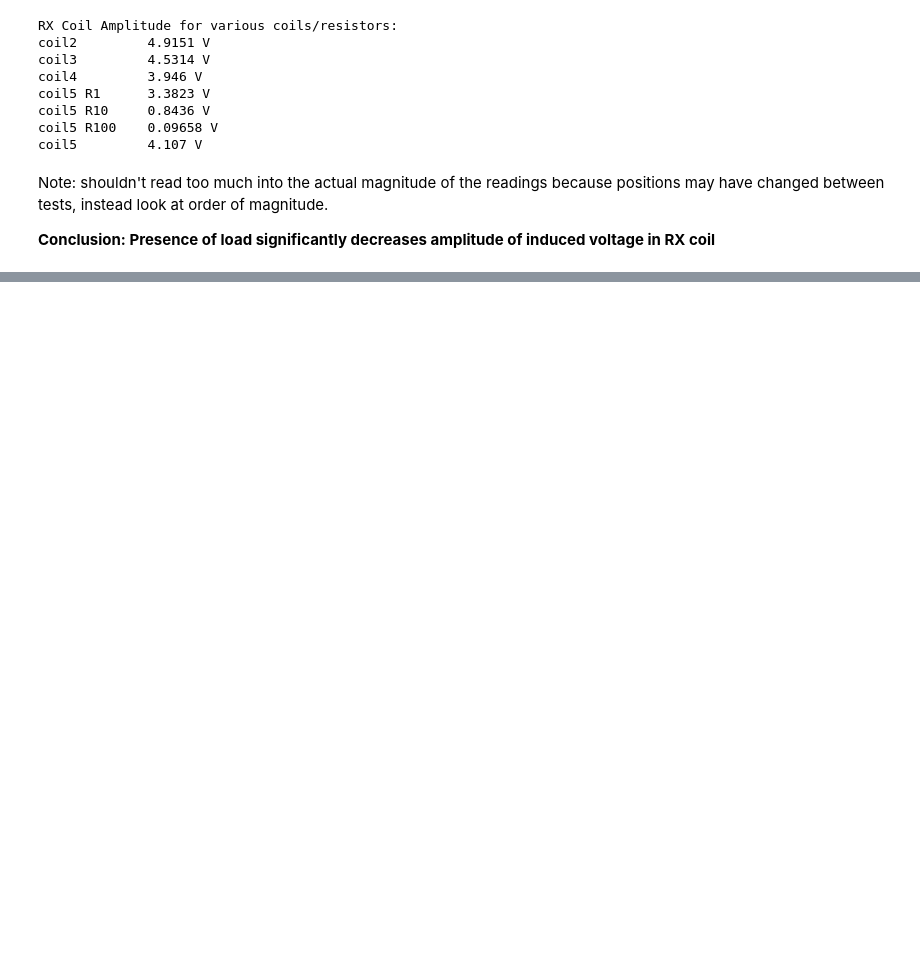
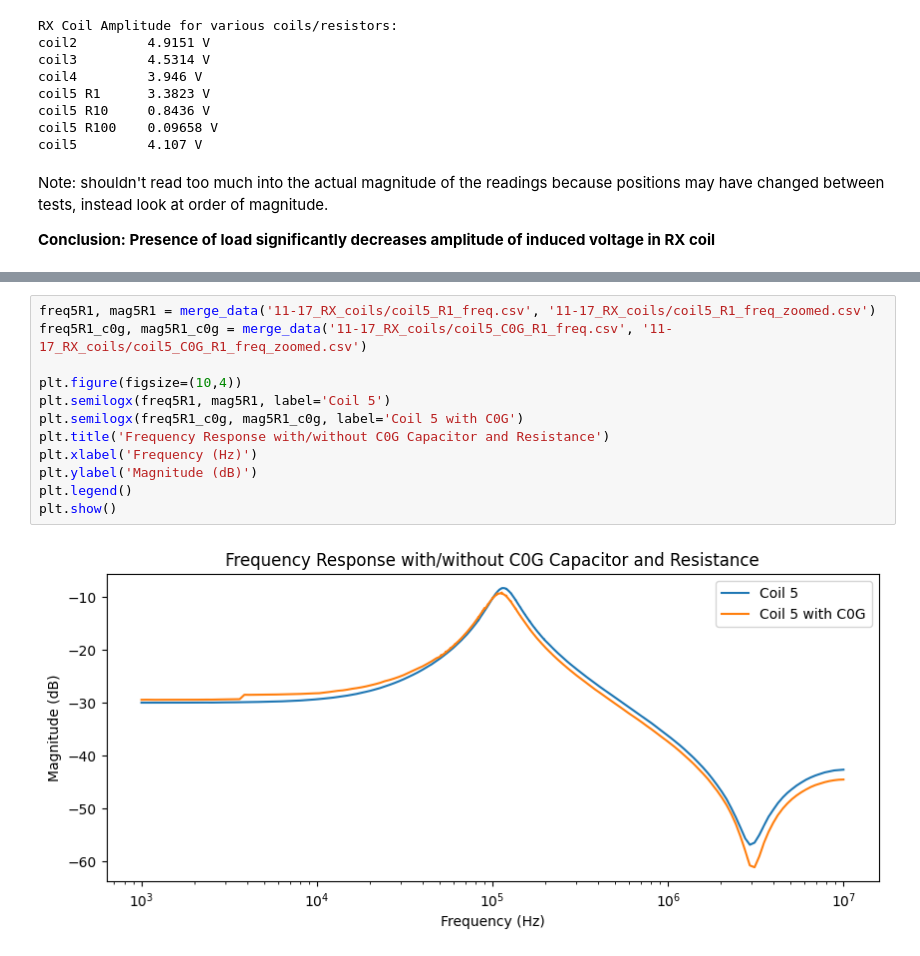
Before and after one commit to davisgtoth/Wireless-Drone-Data-Analysis, a Jupyter notebook: analysis.ipynb, the cells around one changed output, grey strips where cells are left out. Drawn from its saved outputs; the diff is of its cells as text; blank space fills up the shorter version.

```diff
--- a/analysis.ipynb
+++ b/analysis.ipynb
@@ -259,0 +335,14 @@ Note: shouldn't read too much into the actual magnitude of the readings because
+# %%
+freq5R1, mag5R1 = merge_data('11-17_RX_coils/coil5_R1_freq.csv', '11-17_RX_coils/coil5_R1_freq_zoomed.csv')
+freq5R1_c0g, mag5R1_c0g = merge_data('11-17_RX_coils/coil5_C0G_R1_freq.csv', '11-17_RX_coils/coil5_C0G_R1_freq_zoomed.csv')
+
+plt.figure(figsize=(10,4))
+plt.semilogx(freq5R1, mag5R1, label='Coil 5')
+plt.semilogx(freq5R1_c0g, mag5R1_c0g, label='Coil 5 with C0G')
+plt.title('Frequency Response with/without C0G Capacitor and Resistance')
+plt.xlabel('Frequency (Hz)')
+plt.ylabel('Magnitude (dB)')
+plt.legend()
+plt.show()
+# %% [output]
+[figure, added]
```
Also changed, not shown: parts of 20 cells of this notebook, 51 other files.
